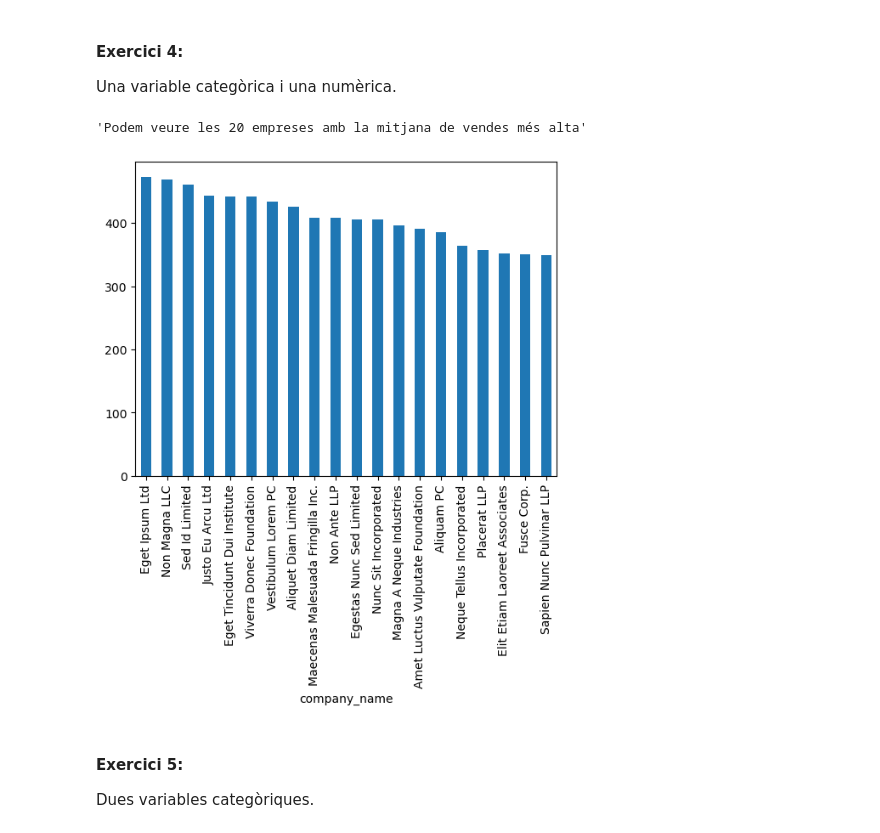
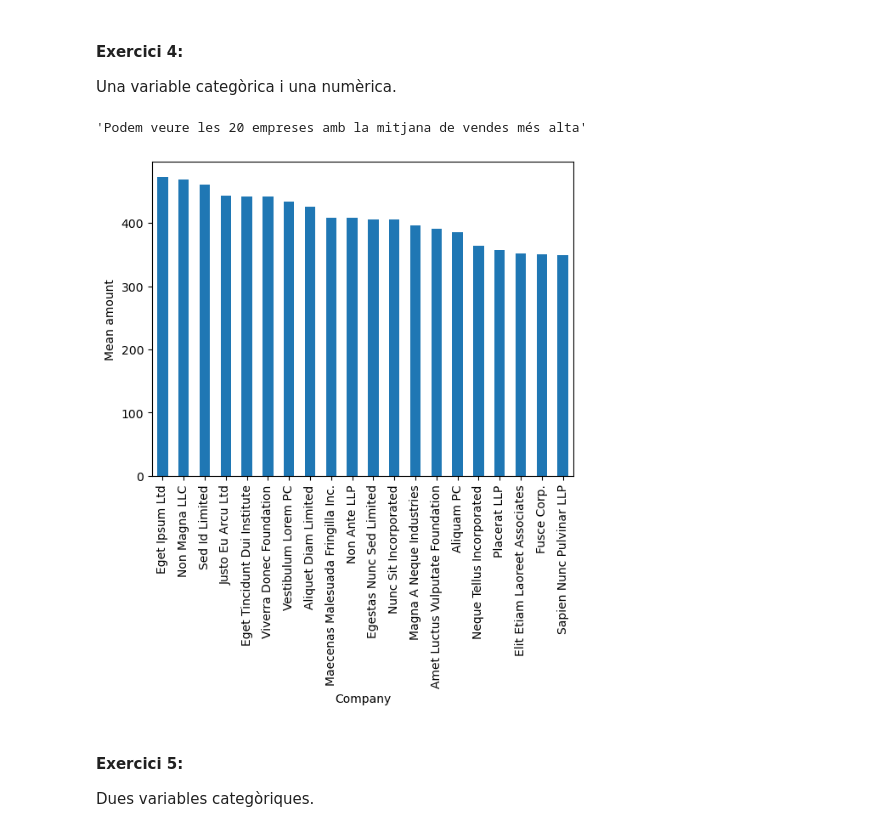
Before and after one commit to aleix-gb/Aleix-Gabarro-sprints, a Jupyter notebook: Sprint 8/Sprint 8.01.ipynb, the cells around one changed output. Drawn from its saved outputs; the diff is of its cells as text; code cells hidden in the pictures.

```diff
--- a/Sprint 8/Sprint 8.01.ipynb
+++ b/Sprint 8/Sprint 8.01.ipynb
@@ -172,19 +174,21 @@ Una variable categòrica i una numèrica.
 # %%
 import matplotlib.pyplot as plt
 import numpy as np
 
 #df4 = dataframes["transactions"]
 #df5 = dataframes["companies"]
 
 #unio = df4.merge(df5, left_on="business_id", right_on="company_id", how="inner")
 unions= pd.merge(dataframes["transactions"], dataframes["companies"], left_on="business_id", right_on="company_id")
 productes = unions.groupby("company_name")["amount"].mean().sort_values(ascending = False).head(20)
 productes.plot(kind="bar")
 
+plt.xlabel("Company")
+plt.ylabel("Mean amount")
 """Podem veure les 20 empreses amb la mitjana de vendes més alta"""
 # %% [output]
 'Podem veure les 20 empreses amb la mitjana de vendes més alta'
-[figure, old version]
+[figure, new version]
 # %% [markdown]
 #### Exercici 5:
 Dues variables categòriques.
```
Also changed, not shown: parts of 4 cells of this notebook, 1 other file.
